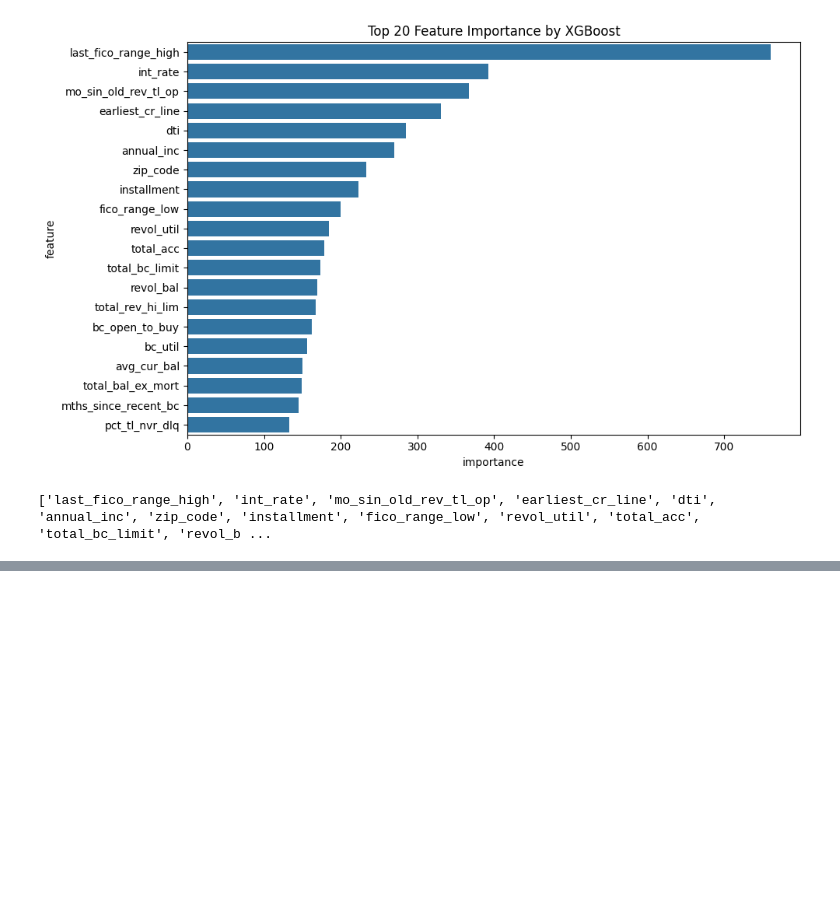
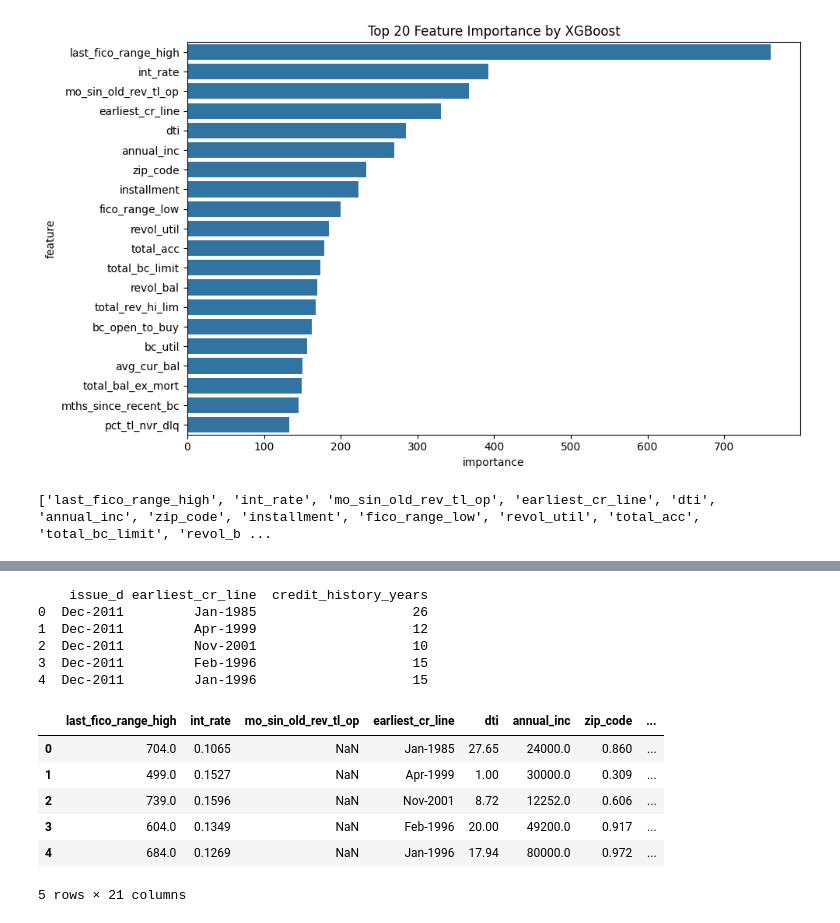
Before and after one commit to Seungminin/Data_Analysis_lending-club, a Jupyter notebook: Paper_code/Data_source.ipynb, the cells around one changed output, grey strips where cells are left out. Cells and saved outputs as stored; diff of their text form; code cells hidden in the pictures; blank space fills up the shorter version.

```diff
--- a/Paper_code/Data_source.ipynb
+++ b/Paper_code/Data_source.ipynb
@@ -605,0 +660,35 @@ KeyError: "['loan_status'] not in index"
+# %%
+##issue_d - earliest_cr_line = 신용 계좌를 유지한 년도
+
+# 1. issue_d가 NaN인 경우 제거
+data_cleaned = data_original2.dropna(subset=['issue_d']).copy()
+
+# 2. 문자열을 datetime으로 변환
+data_cleaned['issue_d_dt'] = pd.to_datetime(data_cleaned['issue_d'], format='%b-%Y', errors='coerce')
+data_cleaned['earliest_cr_line_dt'] = pd.to_datetime(data_cleaned['earliest_cr_line'], format='%b-%Y', errors='coerce')
+
+# 3. 년도 차이 계산 (연도만 추출 후 차이 계산)
+data_cleaned['credit_history_years'] = data_cleaned['issue_d_dt'].dt.year - data_cleaned['earliest_cr_line_dt'].dt.year
+
+# 4. 타입 변환 (float → int), NaN 유지
+data_cleaned['credit_history_years'] = data_cleaned['credit_history_years'].astype('Int64')  # pandas nullable int
+
+# 결과 확인
+print(data_cleaned[['issue_d', 'earliest_cr_line', 'credit_history_years']].head())
+# %% [output]
+    issue_d earliest_cr_line  credit_history_years
+0  Dec-2011         Jan-1985                    26
+1  Dec-2011         Apr-1999                    12
+2  Dec-2011         Nov-2001                    10
+3  Dec-2011         Feb-1996                    15
+4  Dec-2011         Jan-1996                    15
+# %%
+data_cleaned.head()
+# %% [output]
+|  | last_fico_range_high | int_rate | mo_sin_old_rev_tl_op | earliest_cr_line | dti | annual_inc | zip_code | ... |
+| 0 | 704.0 | 0.1065 | NaN | Jan-1985 | 27.65 | 24000.0 | 0.860 | ... |
+| 1 | 499.0 | 0.1527 | NaN | Apr-1999 | 1.00 | 30000.0 | 0.309 | ... |
+| 2 | 739.0 | 0.1596 | NaN | Nov-2001 | 8.72 | 12252.0 | 0.606 | ... |
+| 3 | 604.0 | 0.1349 | NaN | Feb-1996 | 20.00 | 49200.0 | 0.917 | ... |
+| 4 | 684.0 | 0.1269 | NaN | Jan-1996 | 17.94 | 80000.0 | 0.972 | ... |
+5 rows × 21 columns
```
Also changed, not shown: parts of 19 cells of this notebook.
